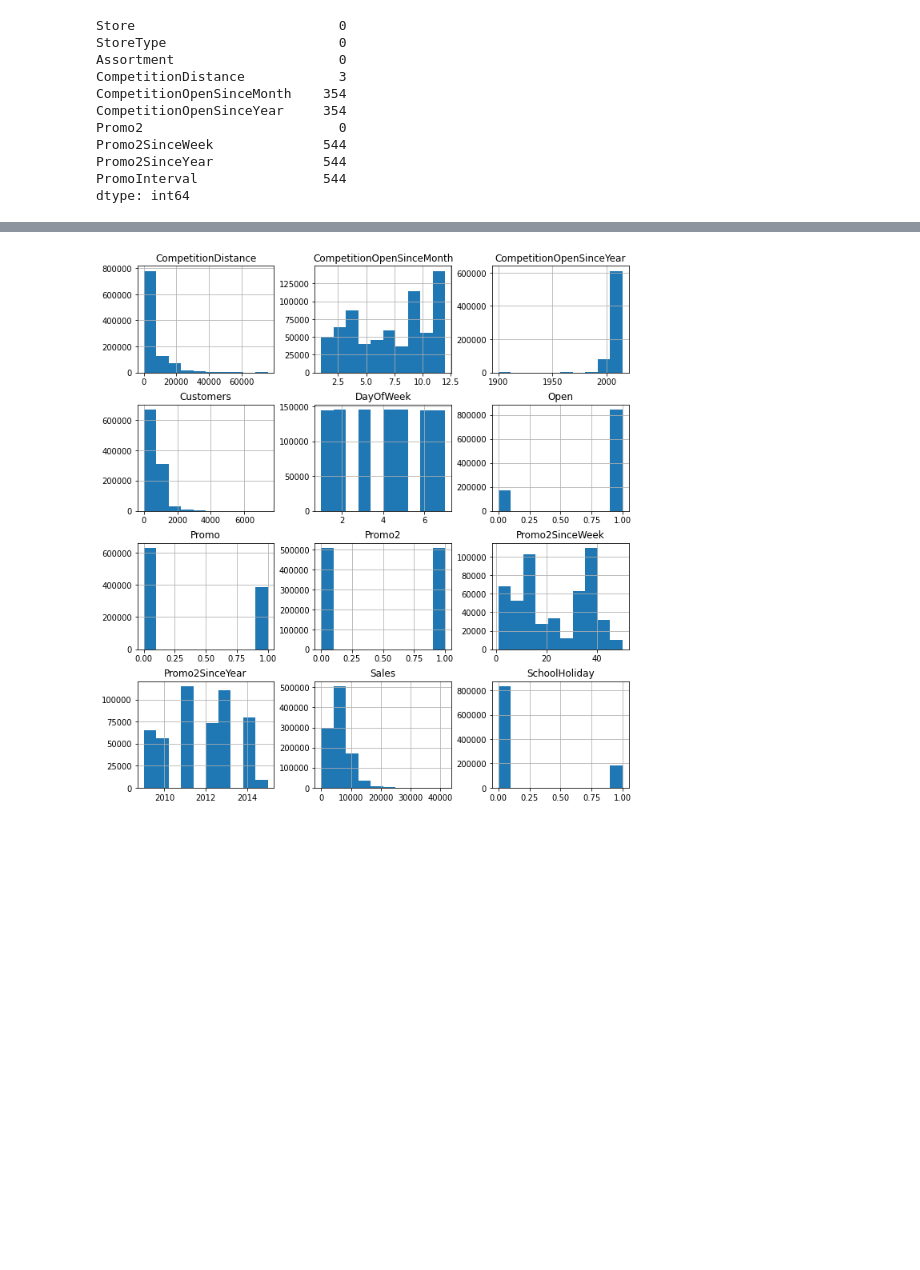
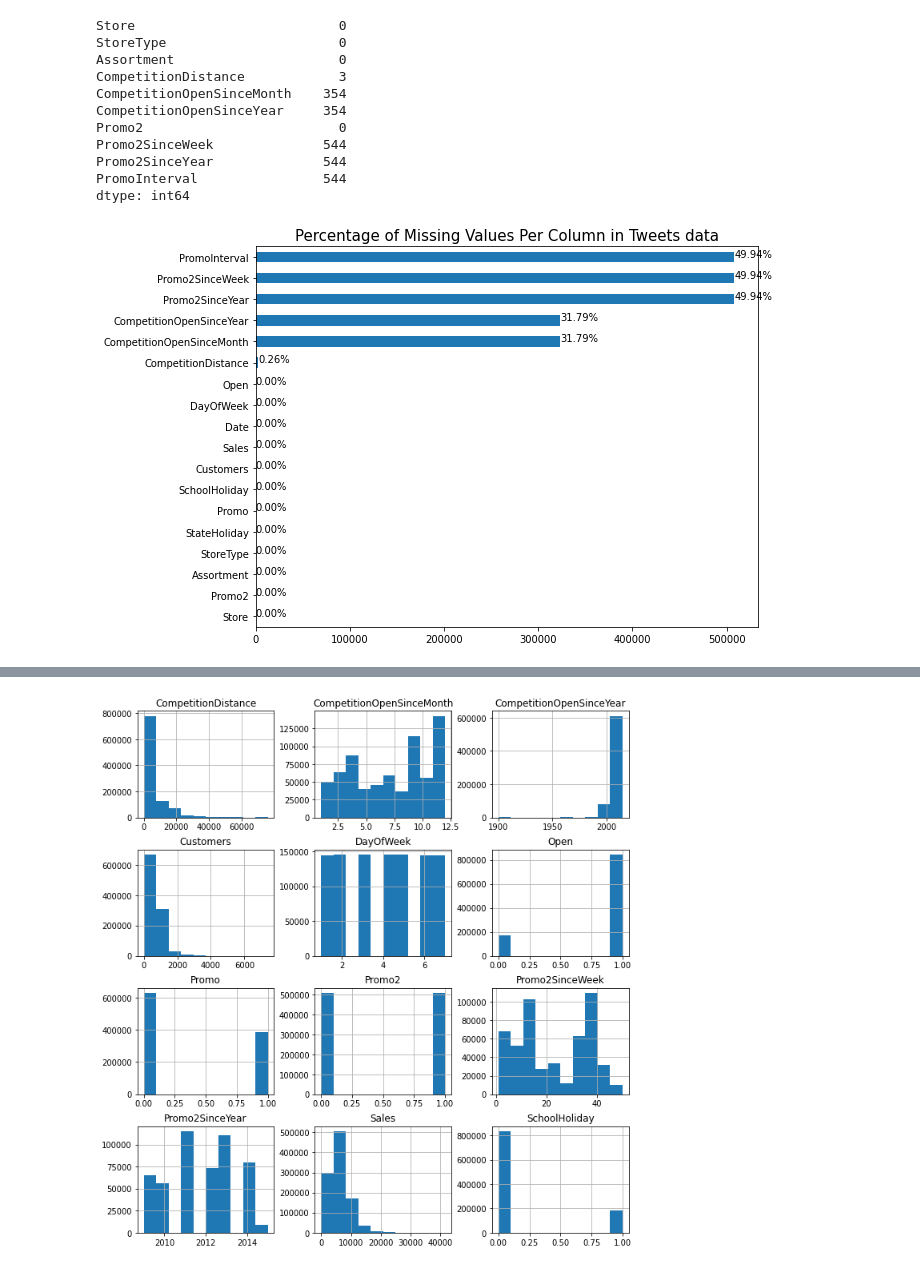
Before and after one commit to fbagire/pharmaceutical_sales_forecast, a Jupyter notebook: notebook/EDA.ipynb, the cells around one changed output, grey strips where cells are left out. Cells and saved outputs as stored; diff of their text form; code cells hidden in the pictures; blank space fills up the shorter version.

```diff
--- a/notebook/EDA.ipynb
+++ b/notebook/EDA.ipynb
@@ -53,18 +53,18 @@ ss.head()
 | 3 | 4 | 0 |
 | 4 | 5 | 0 |
 # %%
-# # plot missing values percentage
-# def missing_perc(df):
-#     # Check the percentage of missing values in every column
-#     ax = df.isna().sum().sort_values().plot(kind = 'barh', figsize = (7, 9))
-#     plt.title('Percentage of Missing Values Per Column in Tweets data', fontdict={'size':15})
+# plot missing values percentage
+def missing_perc(df):
+    # Check the percentage of missing values in every column
+    ax = df.isna().sum().sort_values().plot(kind = 'barh', figsize = (9, 7))
+    plt.title('Percentage of Missing Values Per Column in Tweets data', fontdict={'size':15})
 
-#     for p in ax.patches:
-#         percentage ='{:,.3f}%'.format((p.get_width()/df.shape[0])*100)
-#         width, height =p.get_width(),p.get_height()
-#         x=p.get_x()+width+0.02
-#         y=p.get_y()+height/2
-#         ax.annotate(percentage,(x,y))
+    for p in ax.patches:
+        percentage ='{:,.2f}%'.format((p.get_width()/df.shape[0])*100)
+        width, height =p.get_width(),p.get_height()
+        x=p.get_x()+width+0.02
+        y=p.get_y()+height/2
+        ax.annotate(percentage,(x,y))
 # %%
 train.isna().sum()
 # %% [output]
@@ -108,0 +111,4 @@ train_df=train.merge(store,how='left',on='Store')
+# %%
+missing_perc(train_df)
+# %% [output]
+[figure, added]
```
Also changed, not shown: parts of 8 cells of this notebook.
